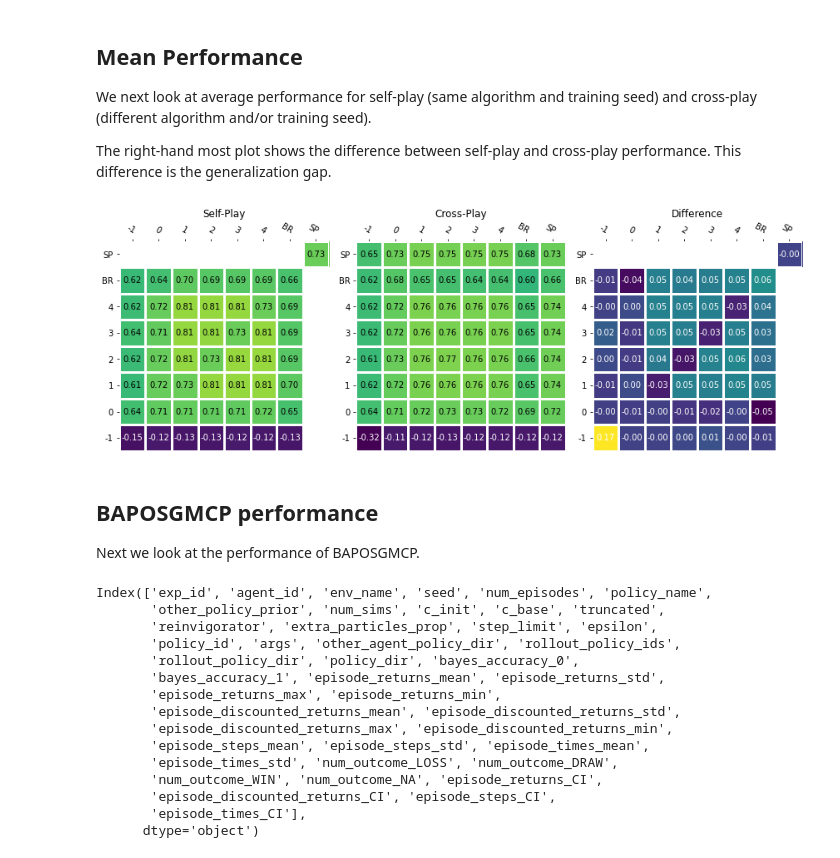
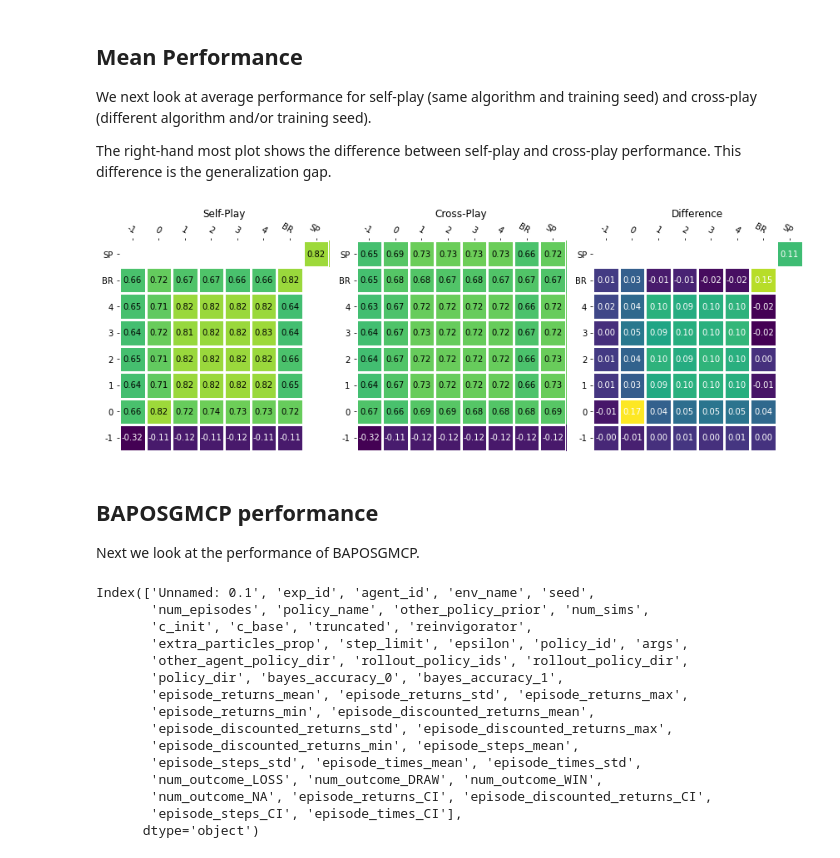
Before and after one commit to Jjschwartz/potmmcp, a Jupyter notebook: experiments/Driving/pairwise_analysis_v2.ipynb, the cells around one changed output. Cells and saved outputs as stored; diff of their text form; code cells hidden in the pictures.

Commit message:
added pw test batch script, update save dir handling

```diff
--- a/experiments/Driving/pairwise_analysis_v2.ipynb
+++ b/experiments/Driving/pairwise_analysis_v2.ipynb
@@ -34,9 +35,10 @@ Firstly lets load the data and do a little cleaning and setup by:
 1. removing unused columns
 2. add columns for agent policy training environment and reasoning level
 # %%
-rl_policies_results_dir_name = '2022-05-29 03:19:51.564867'
+rl_policies_results_dir_name = 'pairwise_comparison_2022-06-03_01-05-585go1wtxv'
+# '2022-05-29 03:19:51.564867'
 rl_policies_results_file = osp.join(exp_utils.EXP_RESULTS_DIR, rl_policies_results_dir_name, "compiled_results.csv")
-df = pandas.read_csv(rl_policies_results_file)
+rl_df = pandas.read_csv(rl_policies_results_file)
 
 columns_to_drop = [
     'Unnamed: 0',
@@ -58,7 +60,7 @@ columns_to_drop = [
     # 'num_outcome_WIN',
     # 'num_outcome_NA'
 ]
-df = df.drop(columns_to_drop, axis=1)
+rl_df = rl_df.drop(columns_to_drop, axis=1)
 
 # Add 95% CI
 def conf_int(row, prefix):
@@ -67,19 +69,19 @@ def conf_int(row, prefix):
     return 1.96 * (std / np.sqrt(n))
 
 
-def add_95CI(dfa):
+def add_95CI(df):
     prefix = ""
-    for col in dfa.columns:
+    for col in df.columns:
         if not col.endswith("_std"):
             continue
         prefix = col.replace("_std", "")
-        dfa[f"{prefix}_CI"] = dfa.apply(
+        df[f"{prefix}_CI"] = df.apply(
             lambda row: conf_int(row, prefix), axis=1
         )
-    return dfa
+    return df
 
-df = add_95CI(df)
-df.columns
+rl_df = add_95CI(rl_df)
+rl_df.columns
 # %% [output]
 Index(['exp_id', 'agent_id', 'env_name', 'seed', 'num_episodes', 'policy_name',
        'policy_dir', 'policy_id', 'episode_returns_mean',
@@ -116,8 +118,8 @@ def rename_policy_dir(row):
         policy_dir = f"train_sp_Driving7x7RoundAbout-v0_seed={seed}_{timestamp}"
     return policy_dir
 
-df["policy_dir"] = df.apply(rename_policy_dir, axis=1)
-policy_dirs = df["policy_dir"].unique()
+rl_df["policy_dir"] = rl_df.apply(rename_policy_dir, axis=1)
+policy_dirs = rl_df["policy_dir"].unique()
 policy_dirs.sort()
 
 policy_dirs
@@ -185,10 +187,10 @@ def get_train_seed(row):
     return get_train_properties(row)[2]
 
 
-df["K"] = df.apply(get_k, axis=1)
-df["train_env_name"] = df.apply(get_train_env, axis=1)
-df["train_seed"] = df.apply(get_train_seed, axis=1)
-df["train_alg"] = df.apply(get_train_alg, axis=1)
+rl_df["K"] = rl_df.apply(get_k, axis=1)
+rl_df["train_env_name"] = rl_df.apply(get_train_env, axis=1)
+rl_df["train_seed"] = rl_df.apply(get_train_seed, axis=1)
+rl_df["train_alg"] = rl_df.apply(get_train_alg, axis=1)
 # %% [markdown]
 # Plotting
 
@@ -201,15 +203,15 @@ For this evaluation we have multiple degrees of variation:
 5. Training algorithm ('train_alg') - The algorithm used to train the agent policy
 # %%
 # some sanity tests
-test_envs = df["env_name"].unique()
-train_envs = df["train_env_name"].unique()
+test_envs = rl_df["env_name"].unique()
+train_envs = rl_df["train_env_name"].unique()
 assert len(test_envs) == 1
 assert len(train_envs) == 1
 test_env = test_envs[0]
 train_env = train_envs[0]
 assert test_env == train_env
 
-agent_ids = df["agent_id"].unique()
+agent_ids = rl_df["agent_id"].unique()
 agent_ids.sort()
 assert len(agent_ids) == 2
 agent_0_id = agent_ids[0]
@@ -218,9 +220,9 @@ agent_1_id = agent_ids[1]
 print("Test Env:", test_env)
 print("Train Envs:", train_env)
 print("Agent IDs:", agent_ids)
-print("Policy K:", df["K"].unique())
-print("Train Seeds:", df["train_seed"].unique())
-print("Train Algorithms:", df["train_alg"].unique())
+print("Policy K:", rl_df["K"].unique())
+print("Train Seeds:", rl_df["train_seed"].unique())
+print("Train Algorithms:", rl_df["train_alg"].unique())
 # %% [output]
 Test Env: Driving7x7RoundAbout-v0
 Train Envs: Driving7x7RoundAbout-v0
@@ -424,28 +440,28 @@ We next look at average performance for self-play (same algorithm and training s
 
 The right-hand most plot shows the difference between self-play and cross-play performance. This difference is the generalization gap.
 # %%
-policy_ids, sp_pw_returns, xp_pw_returns = get_all_pw_mean_returns(df)
+policy_ids, sp_pw_returns, xp_pw_returns = get_all_pw_mean_returns(rl_df)
 
 fig, axs = plt.subplots(nrows=1, ncols=3, figsize=(12, 8))
 plot_pw_heatmap(axs[0], (policy_ids, policy_ids), sp_pw_returns, title=f"Self-Play")
 plot_pw_heatmap(axs[1], (policy_ids, policy_ids), xp_pw_returns, title=f"Cross-Play")
 
 pw_diff = sp_pw_returns - xp_pw_returns
 plot_pw_heatmap(
     axs[2], (policy_ids, policy_ids), pw_diff, title=f"Difference", vrange=(np.nanmin(pw_diff), np.nanmax(pw_diff))
 )
 
 fig.tight_layout()
 # fig.savefig(osp.join(exp_utils.EXP_BASE_DIR, "figures", "pw_rl_performance.png"))
 plt.show()
 # %% [output]
-[figure, old version]
+[figure, new version]
 # %% [markdown]
 ## BAPOSGMCP performance
 
 Next we look at the performance of BAPOSGMCP.
 # %%
-ba_results_dir_name = 'baposgmcp_numsims=[8]_2022-05-30 04:17:55.543743'
+ba_results_dir_name = 'baposgmcp_2022-05-30'
 ba_results_file = osp.join(exp_utils.EXP_RESULTS_DIR, ba_results_dir_name, "compiled_results.csv")
 ba_df = pandas.read_csv(ba_results_file)
 
@@ -453,20 +469,20 @@ ba_df = ba_df.drop(columns_to_drop, axis=1)
 ba_df = add_95CI(ba_df)
 ba_df.columns
 # %% [output]
-Index(['exp_id', 'agent_id', 'env_name', 'seed', 'num_episodes', 'policy_name',
-       'other_policy_prior', 'num_sims', 'c_init', 'c_base', 'truncated',
-       'reinvigorator', 'extra_particles_prop', 'step_limit', 'epsilon',
-       'policy_id', 'args', 'other_agent_policy_dir', 'rollout_policy_ids',
-       'rollout_policy_dir', 'policy_dir', 'bayes_accuracy_0',
-       'bayes_accuracy_1', 'episode_returns_mean', 'episode_returns_std',
-       'episode_returns_max', 'episode_returns_min',
-       'episode_discounted_returns_mean', 'episode_discounted_returns_std',
-       'episode_discounted_returns_max', 'episode_discounted_returns_min',
-       'episode_steps_mean', 'episode_steps_std', 'episode_times_mean',
-       'episode_times_std', 'num_outcome_LOSS', 'num_outcome_DRAW',
-       'num_outcome_WIN', 'num_outcome_NA', 'episode_returns_CI',
-       'episode_discounted_returns_CI', 'episode_steps_CI',
-       'episode_times_CI'],
+Index(['Unnamed: 0.1', 'exp_id', 'agent_id', 'env_name', 'seed',
+       'num_episodes', 'policy_name', 'other_policy_prior', 'num_sims',
+       'c_init', 'c_base', 'truncated', 'reinvigorator',
+       'extra_particles_prop', 'step_limit', 'epsilon', 'policy_id', 'args',
+       'other_agent_policy_dir', 'rollout_policy_ids', 'rollout_policy_dir',
+       'policy_dir', 'bayes_accuracy_0', 'bayes_accuracy_1',
+       'episode_returns_mean', 'episode_returns_std', 'episode_returns_max',
+       'episode_returns_min', 'episode_discounted_returns_mean',
+       'episode_discounted_returns_std', 'episode_discounted_returns_max',
+       'episode_discounted_returns_min', 'episode_steps_mean',
+       'episode_steps_std', 'episode_times_mean', 'episode_times_std',
+       'num_outcome_LOSS', 'num_outcome_DRAW', 'num_outcome_WIN',
+       'num_outcome_NA', 'episode_returns_CI', 'episode_discounted_returns_CI',
+       'episode_steps_CI', 'episode_times_CI'],
       dtype='object')
 # %%
 ba_df["K"] = ba_df.apply(get_k, axis=1)
```
Also changed, not shown: parts of 11 cells of this notebook, 6 other files.
